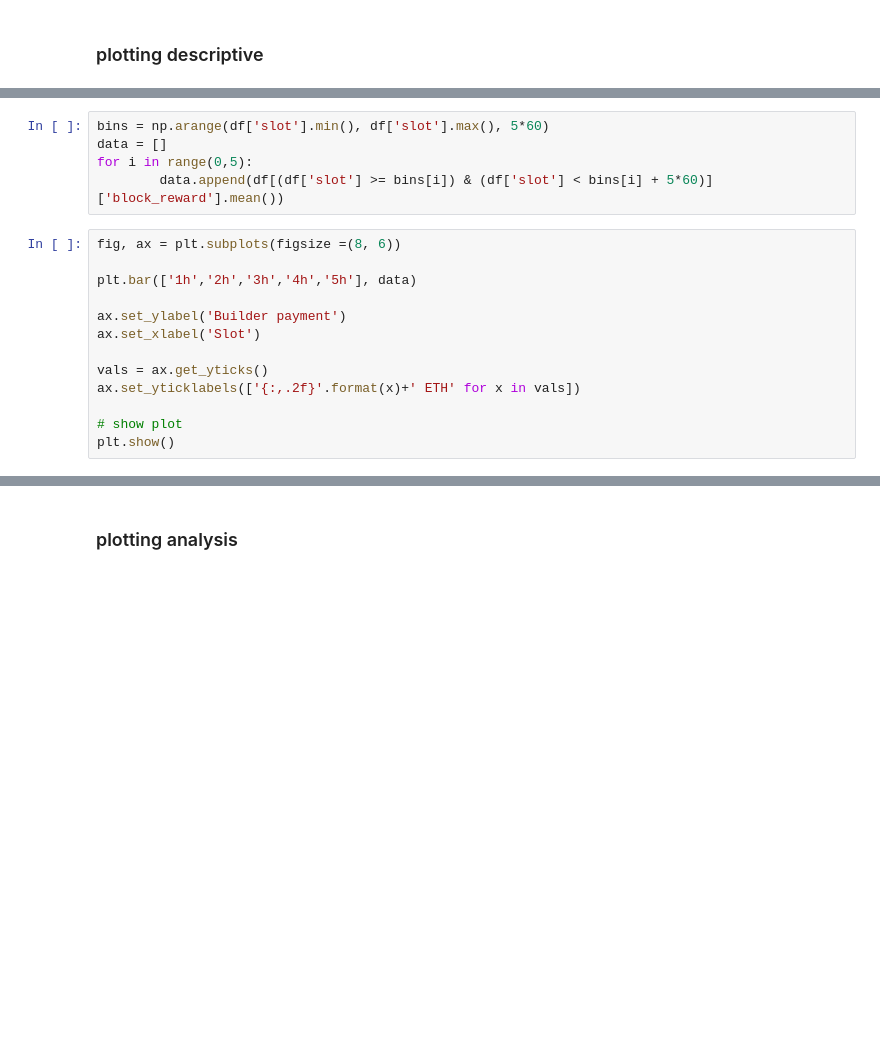
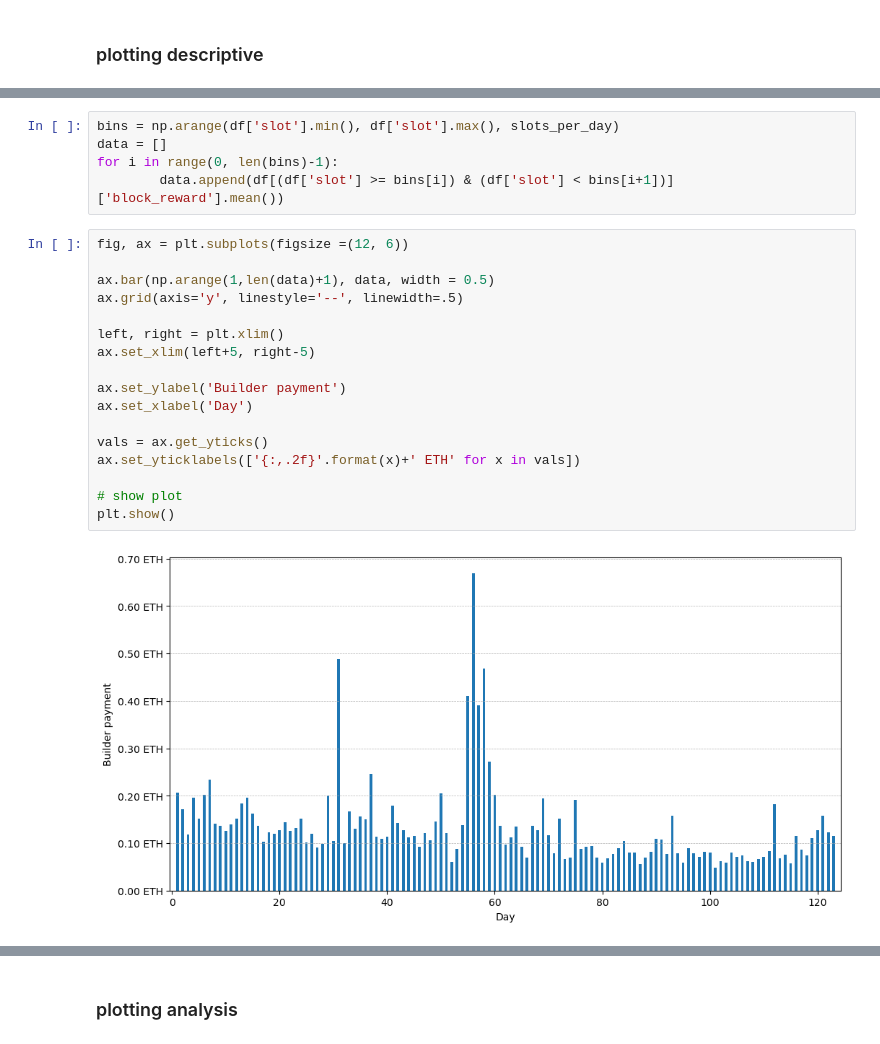
Before and after one commit to vivowa/mmev, a Jupyter notebook: lightblocks_testrun.ipynb, the cells around one changed output, grey strips where cells are left out. Cells and saved outputs as stored; diff of their text form; blank space fills up the shorter version.

```diff
--- a/lightblocks_testrun.ipynb
+++ b/lightblocks_testrun.ipynb
@@ -192,18 +290,24 @@ dtype: int64
 # %%
-bins = np.arange(df['slot'].min(), df['slot'].max(), 5*60)
+bins = np.arange(df['slot'].min(), df['slot'].max(), slots_per_day)
 data = []
-for i in range(0,5):
-        data.append(df[(df['slot'] >= bins[i]) & (df['slot'] < bins[i] + 5*60)]['block_reward'].mean())
+for i in range(0, len(bins)-1):
+        data.append(df[(df['slot'] >= bins[i]) & (df['slot'] < bins[i+1])]['block_reward'].mean())
 # %%
-fig, ax = plt.subplots(figsize =(8, 6))
+fig, ax = plt.subplots(figsize =(12, 6))
 
-plt.bar(['1h','2h','3h','4h','5h'], data)
+ax.bar(np.arange(1,len(data)+1), data, width = 0.5)
+ax.grid(axis='y', linestyle='--', linewidth=.5)
+
+left, right = plt.xlim()
+ax.set_xlim(left+5, right-5)
 
 ax.set_ylabel('Builder payment')
-ax.set_xlabel('Slot')
+ax.set_xlabel('Day')
 
 vals = ax.get_yticks()
 ax.set_yticklabels(['{:,.2f}'.format(x)+' ETH' for x in vals])
 
 # show plot
 plt.show()
+# %% [output]
+[figure, added]
```
Also changed, not shown: parts of 50 cells of this notebook, 2 other files.
